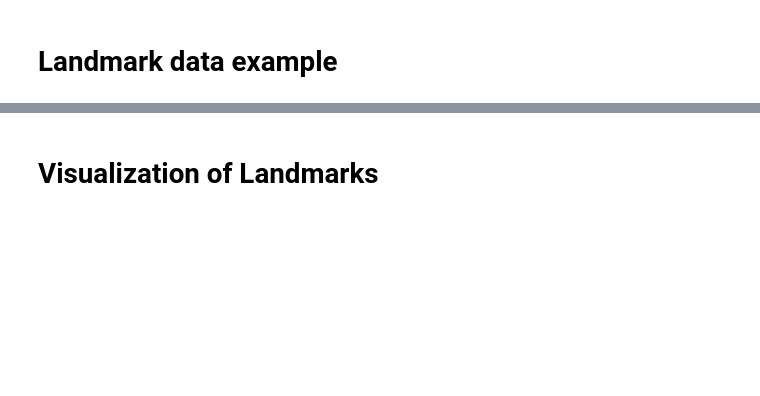
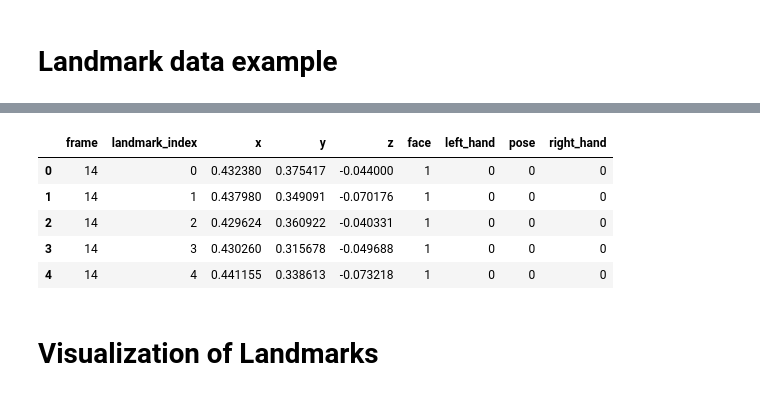
Before and after one commit to HerrPhoton/Sign_Language_Recognition, a Jupyter notebook: Main.ipynb, the cells around one changed output, grey strips where cells are left out. Drawn from its saved outputs; the diff is of its cells as text; code cells hidden in the pictures; blank space fills up the shorter version.

```diff
--- a/Main.ipynb
+++ b/Main.ipynb
@@ -94,0 +86,7 @@ df.head()
+# %%
+EXAMPLE_SIGN  = 'shhh'
+
+lms = parquets.query(f'sign == "{EXAMPLE_SIGN}"')['path'].values[0]
+lms = pq.read_table(os.path.join(DATA_DIR, lms)).to_pandas().dropna()
+
+lms.head()
@@ -95,2 +100,18 @@ df.head()
+# %%
+lms = lms.drop(columns = ['row_id'], axis = 1)
+lms = pd.get_dummies(lms, columns = ['type'], prefix = '', prefix_sep = '')
+
+for type in ["face", "pose", "right_hand", "left_hand"]:
+    if type not in lms:
+        lms[type] = np.zeros(len(lms), dtype = 'uint8')
+
+lms.head()
+# %% [output]
+|  | frame | landmark_index | x | y | z | face | left_hand | pose | right_hand |
+| 0 | 14 | 0 | 0.432380 | 0.375417 | -0.044000 | 1 | 0 | 0 | 0 |
+| 1 | 14 | 1 | 0.437980 | 0.349091 | -0.070176 | 1 | 0 | 0 | 0 |
+| 2 | 14 | 2 | 0.429624 | 0.360922 | -0.040331 | 1 | 0 | 0 | 0 |
+| 3 | 14 | 3 | 0.430260 | 0.315678 | -0.049688 | 1 | 0 | 0 | 0 |
+| 4 | 14 | 4 | 0.441155 | 0.338613 | -0.073218 | 1 | 0 | 0 | 0 |
 # %% [markdown]
 # Visualization of Landmarks
```
Also changed, not shown: parts of 16 cells of this notebook.
